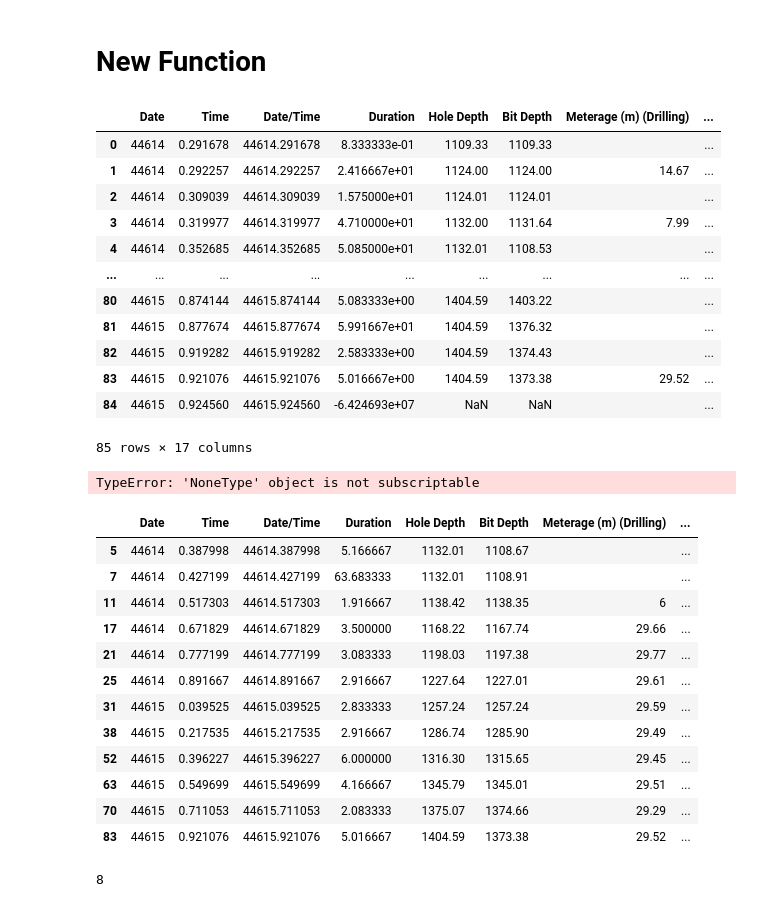
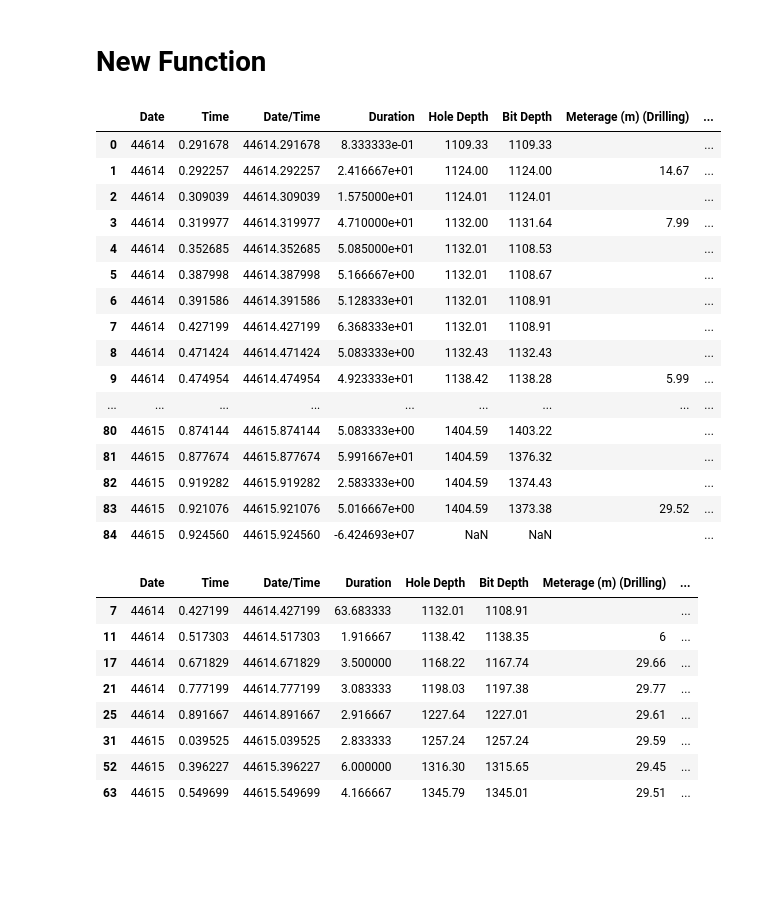
Before and after one commit to 71unxv/MIH-Dashboard-Project, a Jupyter notebook: 07_CreateDurationCalcFunction.ipynb, the cells around one changed output. Drawn from its saved outputs; the diff is of its cells as text; code cells hidden in the pictures; blank space fills up the shorter version.

```diff
--- a/07_CreateDurationCalcFunction.ipynb
+++ b/07_CreateDurationCalcFunction.ipynb
@@ -226,6 +226,7 @@ Out = GenerateDuration_DF(RealTime_DBx)
 import numpy as np
 # import matplotlib.pyplot as plt
 import pandas as pd
+pd.set_option("display.max_rows", 100)
 # %%
 MasterReport_DF = pd.read_excel('Data\\Master_Report\\MasterReportTest.xlsx')
 MasterReport_DF
@@ -236,54 +237,26 @@ MasterReport_DF
 | 2 | 44614 | 0.309039 | 44614.309039 | 1.575000e+01 | 1124.01 | 1124.01 |  | ... |
 | 3 | 44614 | 0.319977 | 44614.319977 | 4.710000e+01 | 1132.00 | 1131.64 | 7.99 | ... |
 | 4 | 44614 | 0.352685 | 44614.352685 | 5.085000e+01 | 1132.01 | 1108.53 |  | ... |
+| 5 | 44614 | 0.387998 | 44614.387998 | 5.166667e+00 | 1132.01 | 1108.67 |  | ... |
+| 6 | 44614 | 0.391586 | 44614.391586 | 5.128333e+01 | 1132.01 | 1108.91 |  | ... |
+| 7 | 44614 | 0.427199 | 44614.427199 | 6.368333e+01 | 1132.01 | 1108.91 |  | ... |
+| 8 | 44614 | 0.471424 | 44614.471424 | 5.083333e+00 | 1132.43 | 1132.43 |  | ... |
+| 9 | 44614 | 0.474954 | 44614.474954 | 4.923333e+01 | 1138.42 | 1138.28 | 5.99 | ... |
 | ... | ... | ... | ... | ... | ... | ... | ... | ... |
 | 80 | 44615 | 0.874144 | 44615.874144 | 5.083333e+00 | 1404.59 | 1403.22 |  | ... |
 | 81 | 44615 | 0.877674 | 44615.877674 | 5.991667e+01 | 1404.59 | 1376.32 |  | ... |
 | 82 | 44615 | 0.919282 | 44615.919282 | 2.583333e+00 | 1404.59 | 1374.43 |  | ... |
 | 83 | 44615 | 0.921076 | 44615.921076 | 5.016667e+00 | 1404.59 | 1373.38 | 29.52 | ... |
 | 84 | 44615 | 0.924560 | 44615.924560 | -6.424693e+07 | NaN | NaN |  | ... |
-85 rows × 17 columns
-# %%
-# def getStandInformation(MasterReport_DF):
-MasterReport_DF = MasterReport_DF.reset_index(inplace=True)
-ii = 0
-for idx,row in MasterReport_DF[MasterReport_DF['Sub Activity']=='Connection'].iterrows():
-    if ii==0:
-        iii = 0
-        idx_iter = range(idx, MasterReport_DF.index[0], -1)
-        while MasterReport_DF.loc[idx_iter[iii], 'Sub Activity'] != 'Reaming':
-            iii = iii + 1
-            idx_start = idx_iter[iii]
-
-        idx_end = idx
-    else:
-        idx_start = idx_end
-        idx_end = idx
-
-    MasterReport_DF.loc[idx_start:idx_end, 'Stand Group_Pred'] = 'Stand Group' + str(ii)
-
-
-    ii = ii + 1
-# %% [output]
-TypeError: 'NoneType' object is not subscriptable
 # %%
-MasterReport_DF[MasterReport_DF['Sub Activity']=='Connection']
+MasterReport_DF[(MasterReport_DF['Sub Activity']=='Connection') & (MasterReport_DF['Sub Activity'].shift(periods=-1)=='Reaming')]
 # %% [output]
 |  | Date | Time | Date/Time | Duration | Hole Depth | Bit Depth | Meterage (m) (Drilling) | ... |
-| 5 | 44614 | 0.387998 | 44614.387998 | 5.166667 | 1132.01 | 1108.67 |  | ... |
 | 7 | 44614 | 0.427199 | 44614.427199 | 63.683333 | 1132.01 | 1108.91 |  | ... |
 | 11 | 44614 | 0.517303 | 44614.517303 | 1.916667 | 1138.42 | 1138.35 | 6 | ... |
 | 17 | 44614 | 0.671829 | 44614.671829 | 3.500000 | 1168.22 | 1167.74 | 29.66 | ... |
 | 21 | 44614 | 0.777199 | 44614.777199 | 3.083333 | 1198.03 | 1197.38 | 29.77 | ... |
 | 25 | 44614 | 0.891667 | 44614.891667 | 2.916667 | 1227.64 | 1227.01 | 29.61 | ... |
 | 31 | 44615 | 0.039525 | 44615.039525 | 2.833333 | 1257.24 | 1257.24 | 29.59 | ... |
-| 38 | 44615 | 0.217535 | 44615.217535 | 2.916667 | 1286.74 | 1285.90 | 29.49 | ... |
 | 52 | 44615 | 0.396227 | 44615.396227 | 6.000000 | 1316.30 | 1315.65 | 29.45 | ... |
 | 63 | 44615 | 0.549699 | 44615.549699 | 4.166667 | 1345.79 | 1345.01 | 29.51 | ... |
-| 70 | 44615 | 0.711053 | 44615.711053 | 2.083333 | 1375.07 | 1374.66 | 29.29 | ... |
-| 83 | 44615 | 0.921076 | 44615.921076 | 5.016667 | 1404.59 | 1373.38 | 29.52 | ... |
-# %%
-aa = range(10,5,-1)
-aa[2]
-# %% [output]
-8
```
Also changed, not shown: parts of 9 cells of this notebook, 3 other files.
